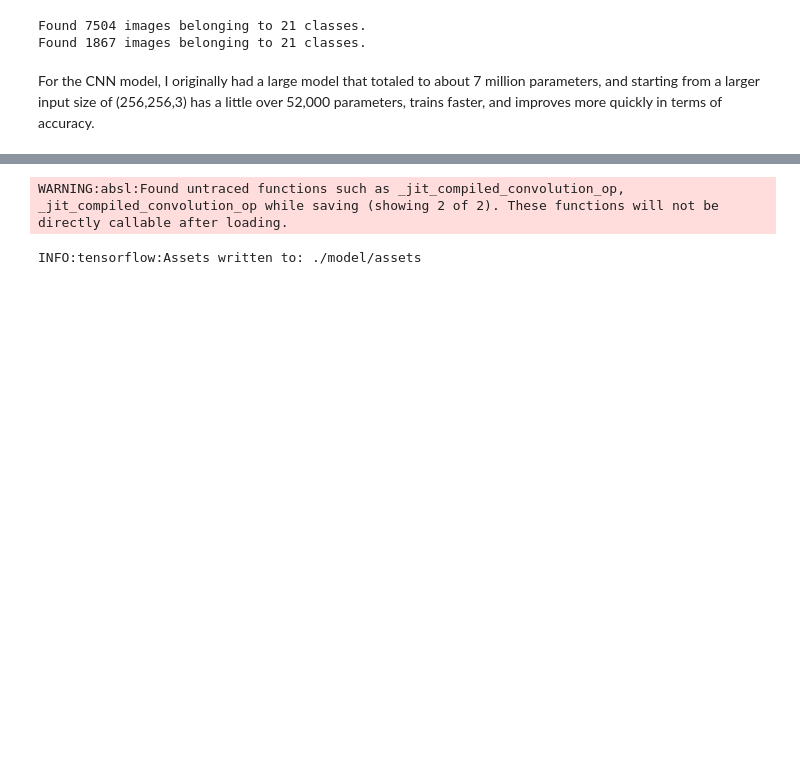
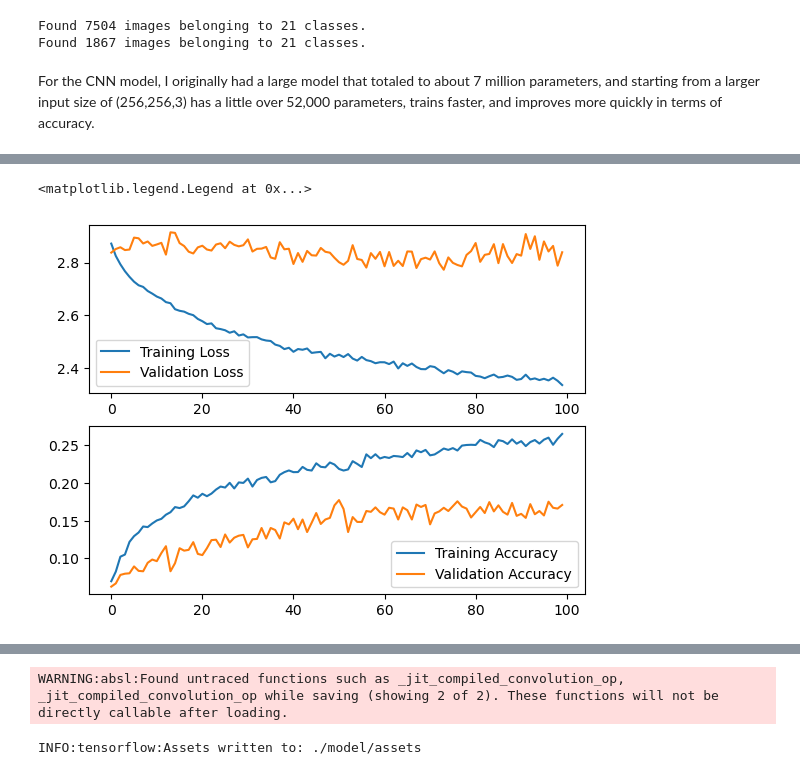
Before and after one commit to sampsonmao/jordans_classifier, a Jupyter notebook: jordans_classifier.ipynb, the cells around one changed output, grey strips where cells are left out. Saved outputs shown, nothing was run; the diff lists cells and outputs as text; code cells hidden in the pictures; blank space fills up the shorter version.

```diff
--- a/jordans_classifier.ipynb
+++ b/jordans_classifier.ipynb
@@ -143,12 +144,16 @@ Found 1867 images belonging to 21 classes.
 For the CNN model, I originally had a large model that totaled to about 7 million parameters, and starting from a larger input size of (256,256,3) has a little over 52,000 parameters, trains faster, and improves more quickly in terms of accuracy.
 # %%
 inputs = tf.keras.Input(shape=(128, 128, 3))
-x = tf.keras.layers.Conv2D(filters=16, kernel_size=(3, 3), activation="relu")(inputs)
-x = tf.keras.layers.MaxPooling2D(4, 4)(x)
-x = tf.keras.layers.Conv2D(filters=4, kernel_size=(3, 3), activation="relu")(x)
+x = tf.keras.layers.Conv2D(
+    filters=16, kernel_size=(5, 5), activation="relu", padding="same"
+)(inputs)
+x = tf.keras.layers.MaxPooling2D(2, 2)(x)
+x = tf.keras.layers.Conv2D(
+    filters=32, kernel_size=(5, 5), activation="relu", padding="same"
+)(x)
 x = tf.keras.layers.MaxPooling2D(2, 2)(x)
 x = tf.keras.layers.Flatten()(x)
-x = tf.keras.layers.Dense(64, activation="relu")(x)
+x = tf.keras.layers.Dense(128, activation="relu")(x)
 x = tf.keras.layers.Dropout(0.1)(x)
 output = tf.keras.layers.Dense(21, activation="softmax")(x)
 
@@ -201,0 +207,16 @@ Epoch 49/100
+# %%
+fig, ax = plt.subplots(2, 1)
+ax[0].plot(model.history.history["loss"], label="Training Loss")
+ax[0].plot(model.history.history["val_loss"], label="Validation Loss")
+ax[0].legend()
+ax[1].plot(
+    model.history.history["sparse_categorical_accuracy"], label="Training Accuracy"
+)
+ax[1].plot(
+    model.history.history["val_sparse_categorical_accuracy"],
+    label="Validation Accuracy",
+)
+ax[1].legend()
+# %% [output]
+<matplotlib.legend.Legend at 0x...>
+[figure, added]
```
Also changed, not shown: parts of 10 cells of this notebook, 4 other files.
